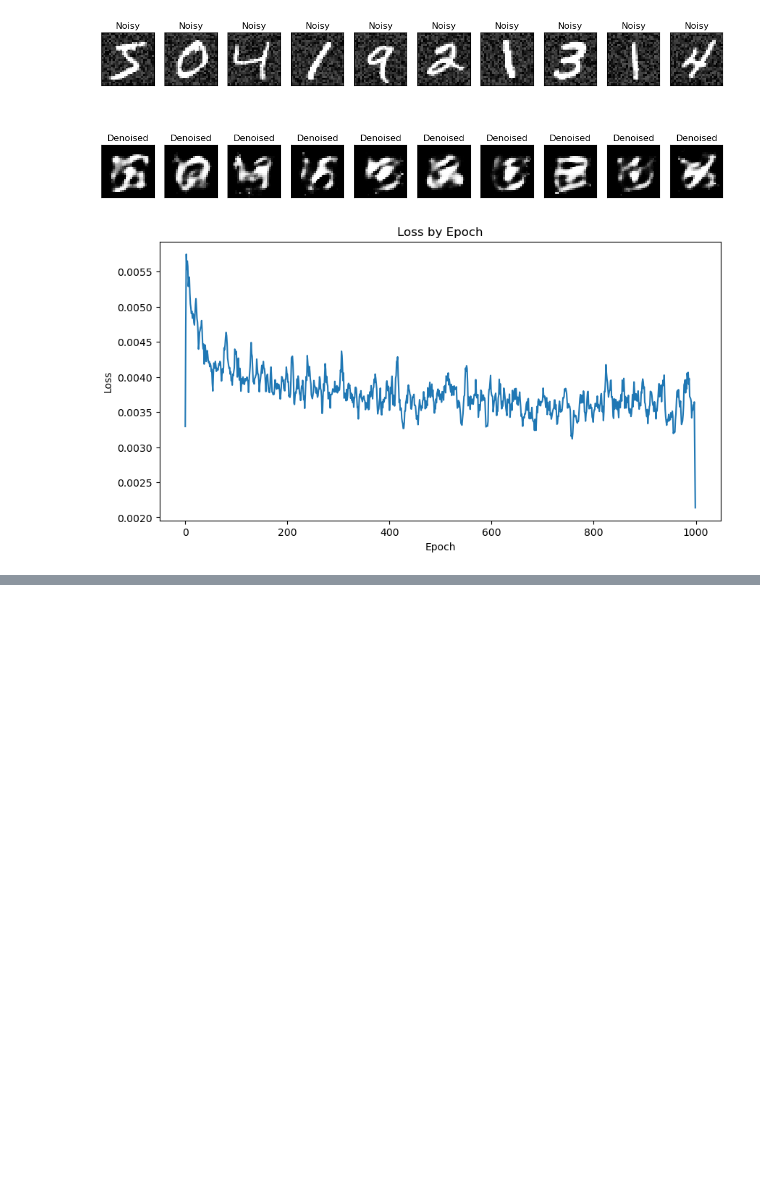
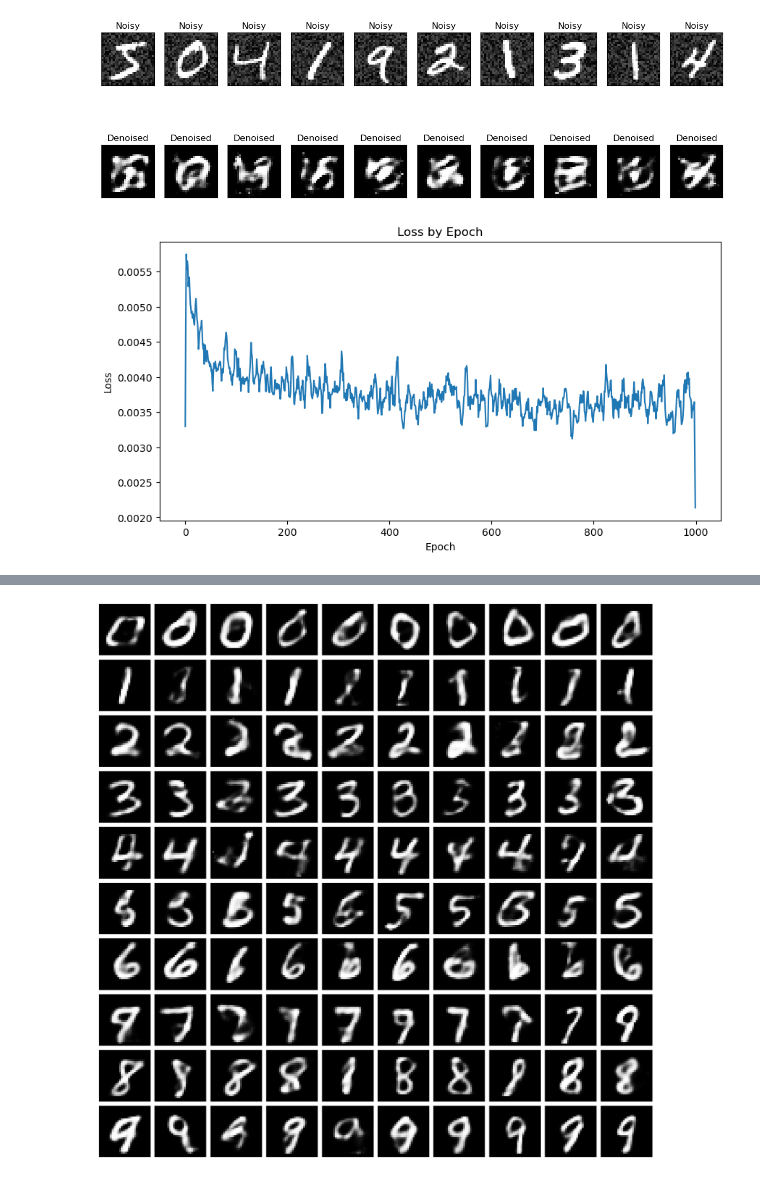
Before and after one commit to diaazg/Deep-learning, a Jupyter notebook: notebooks/auto_encoder.ipynb, the cells around one changed output, grey strips where cells are left out. Drawn from its saved outputs; the diff is of its cells as text; code cells hidden in the pictures; blank space fills up the shorter version.

```diff
--- a/notebooks/auto_encoder.ipynb
+++ b/notebooks/auto_encoder.ipynb
@@ -229,0 +437,4 @@ plt.show()
+# %%
+n_classes = 10
+cvae = MNIST_CVAE(input_dim=784, hidden_dim=250, latent_dim=20, n_classes=n_classes, device=device)
+cvae.to(device)
@@ -229,0 +456,9 @@ plt.show()
+# %%
+cvae_state = cvae.state_dict()
+vae_state = model.state_dict()
+
+for name, param in vae_state.items():
+    if name in cvae_state and param.shape == cvae_state[name].shape:
+        cvae_state[name] = param
+
+cvae.load_state_dict(cvae_state)
@@ -229,0 +467,6 @@ plt.show()
+# %%
+optimizer = torch.optim.Adam(cvae.parameters(), lr=1e-4)
+cvae_losses = []
+num_epochs = 100
+best_model = None
+best_loss = float('inf')
@@ -229,0 +518,39 @@ plt.show()
+# %%
+cvae.load_state_dict(best_model)
+
+cvae.eval()
+
+n_classes = cvae.n_classes
+samples_per_class = 10
+latent_dim = cvae.latent_dim
+
+with torch.no_grad():
+    all_samples = []
+
+    for class_idx in range(n_classes):
+        # repeat label `samples_per_class` times
+        y = torch.zeros(samples_per_class, n_classes).to(cvae.device)
+        y[:, class_idx] = 1.0
+
+        # sample multiple z vectors
+        z = torch.randn(samples_per_class, latent_dim).to(cvae.device)
+
+        # decode
+        x_hat = cvae.decode(z, y)           # (samples_per_class, 784)
+        x_hat = x_hat.view(-1, 28, 28)
+        all_samples.append(x_hat)
+
+    # stack all samples: (n_classes*samples_per_class, 28, 28)
+    all_samples = torch.vstack(all_samples)
+
+# plot in grid
+fig, axes = plt.subplots(n_classes, samples_per_class, figsize=(samples_per_class*2, n_classes*2))
+for i in range(n_classes):
+    for j in range(samples_per_class):
+        ax = axes[i, j]
+        ax.imshow(all_samples[i*samples_per_class + j].cpu(), cmap='gray')
+        ax.axis('off')
+plt.tight_layout()
+plt.show()
+# %% [output]
+[figure, added]
```
Also changed, not shown: parts of 20 cells of this notebook.
